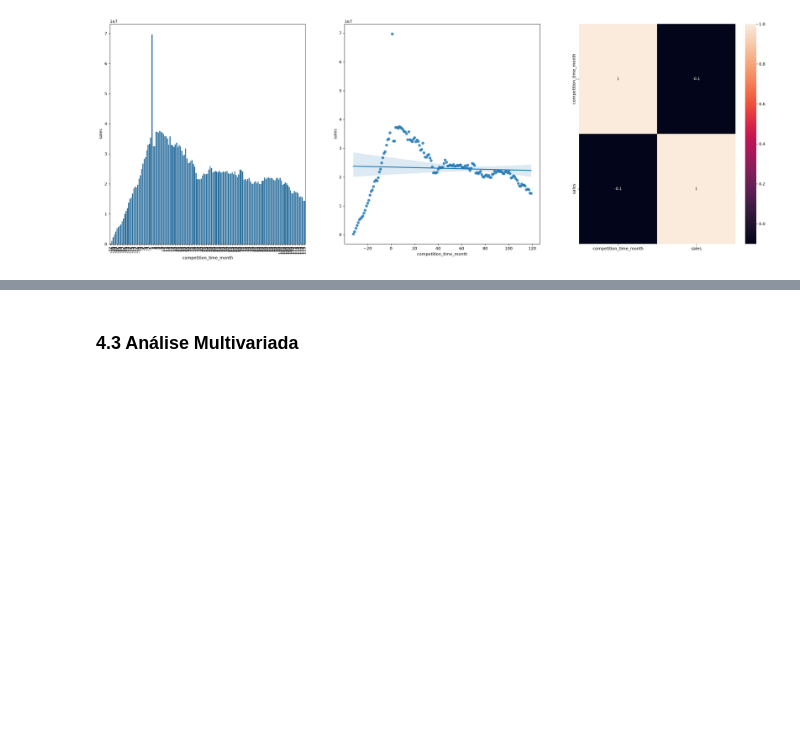
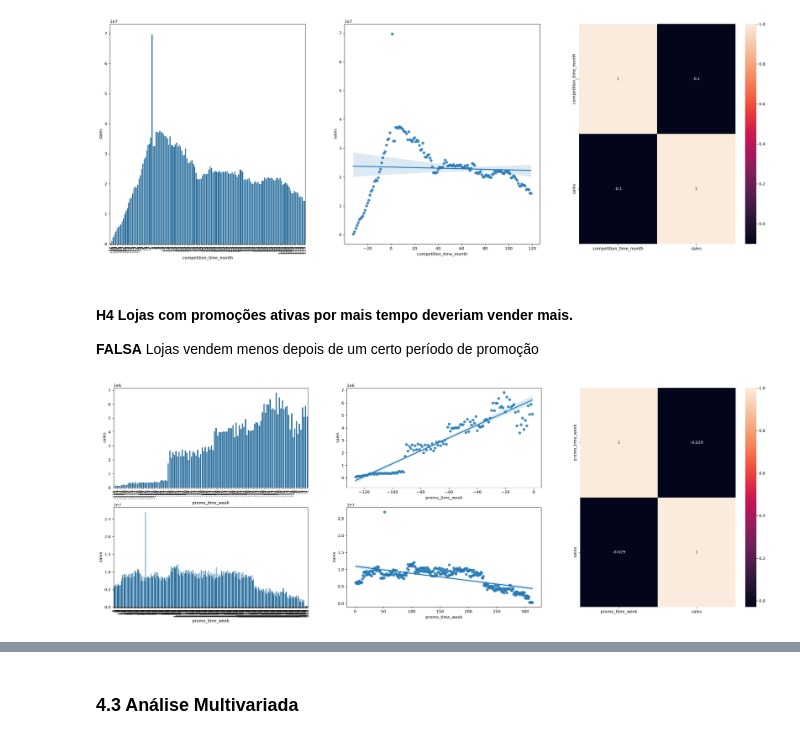
Before and after one commit to MarinaOnohara/Rossmann_Project, a Jupyter notebook: Notebooks/m04_v01_store_sales_prediction.ipynb, the cells around one changed output, grey strips where cells are left out. Cells and saved outputs as stored; diff of their text form; code cells hidden in the pictures; blank space fills up the shorter version.

```diff
--- a/Notebooks/m04_v01_store_sales_prediction.ipynb
+++ b/Notebooks/m04_v01_store_sales_prediction.ipynb
@@ -726,3 +727,36 @@ plt.subplot(1, 3, 3)
 sns.heatmap(aux7.corr(method='pearson'), annot=True);
 # %% [output]
 [figure]
+# %% [markdown]
+#### **H4** Lojas com promoções ativas por mais tempo deveriam vender mais.
+
+**FALSA** Lojas vendem menos depois de um certo período de promoção
+# %%
+plt.figure(figsize=(30, 10))
+aux9 = df4[['promo_time_week', 'sales']].groupby( 'promo_time_week').sum().reset_index()
+
+grid = plt.GridSpec( 2, 3 )
+
+#Período promocional regular
+plt.subplot(grid[0,0])
+aux11 = aux9[aux9['promo_time_week']<0]
+sns.barplot(x='promo_time_week', y='sales', data=aux11)
+plt.xticks(rotation = 90) ;
+
+plt.subplot(grid[0,1])
+sns.regplot(x='promo_time_week', y='sales', data=aux11)
+
+#Período promocional extendido
+plt.subplot(grid[1,0])
+aux10 = aux9[aux9['promo_time_week']>0]
+sns.barplot(x='promo_time_week', y='sales', data=aux10)
+plt.xticks(rotation = 90) ;
+
+plt.subplot(grid[1,1])
+sns.regplot(x='promo_time_week', y='sales', data=aux10)
+
+#Correlação quanto mais perto de zero, menor a correlação/influência dessa variável sobre o resultado
+plt.subplot(grid[:,2])
+sns.heatmap(aux9.corr(method='pearson'), annot=True);
+# %% [output]
+[figure, added]
```
Also changed, not shown: parts of 10 cells of this notebook, 1 other file.
